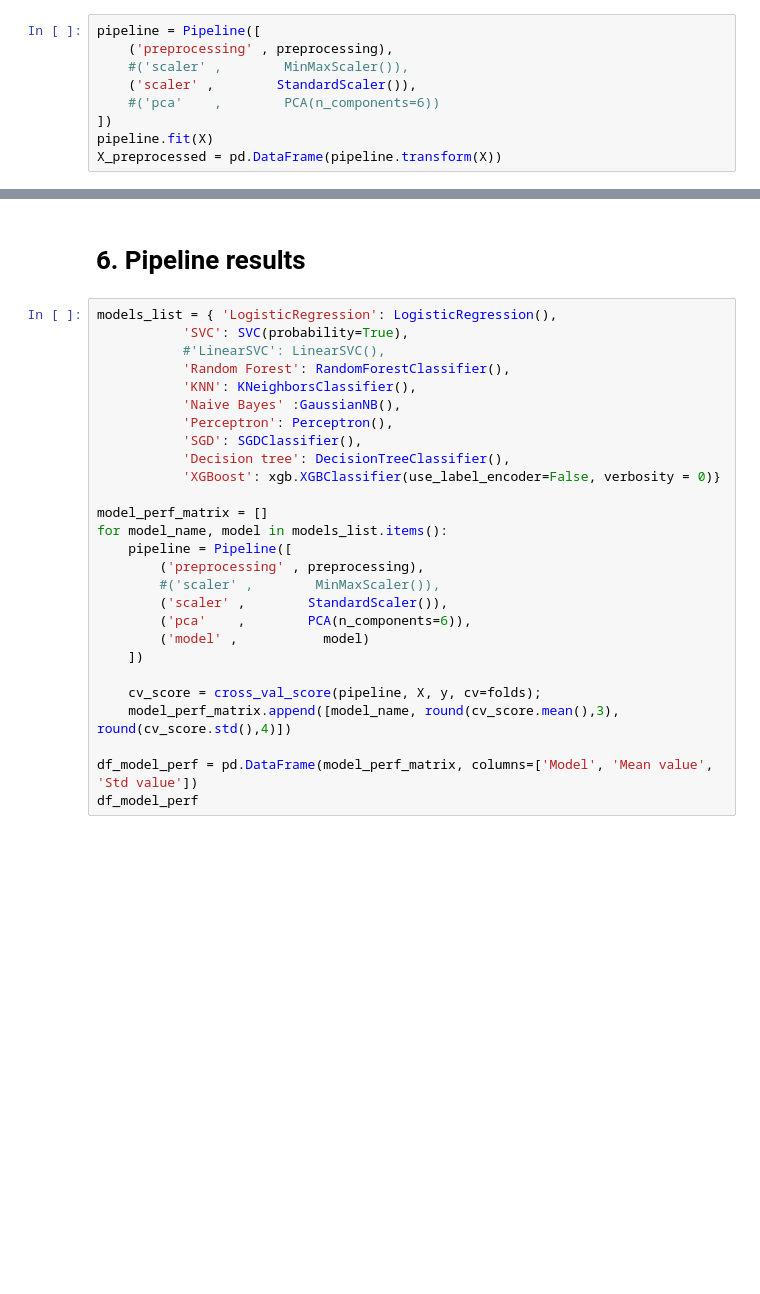
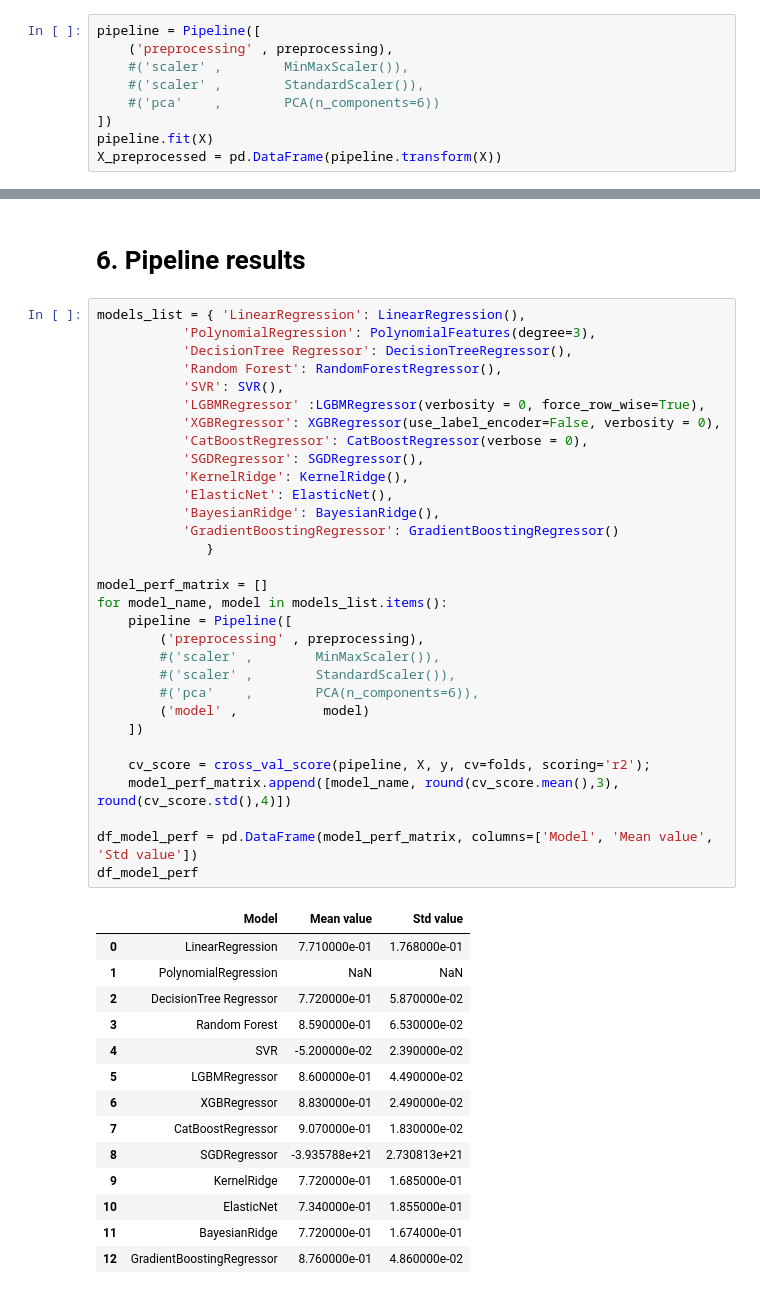
Before and after one commit to max-lutz/Kaggle_competitions, a Jupyter notebook: house-price-regression-full-eda-ml-workflow.ipynb, the cells around one changed output, grey strips where cells are left out. Saved outputs shown, nothing was run; the diff lists cells and outputs as text; blank space fills up the shorter version.

```diff
--- a/house-price-regression-full-eda-ml-workflow.ipynb
+++ b/house-price-regression-full-eda-ml-workflow.ipynb
@@ -948,7 +954,7 @@ folds = StratifiedKFold(n_splits=10, shuffle=True, random_state=0)
 pipeline = Pipeline([
     ('preprocessing' , preprocessing),
     #('scaler' ,        MinMaxScaler()),
-    ('scaler' ,        StandardScaler()),
+    #('scaler' ,        StandardScaler()),
     #('pca'    ,        PCA(n_components=6))
 ])
 pipeline.fit(X)
@@ -968,29 +994,48 @@ X_preprocessed.describe()
 # %% [markdown]
 # 6. Pipeline results
 # %%
-models_list = { 'LogisticRegression': LogisticRegression(),
-           'SVC': SVC(probability=True),
-           #'LinearSVC': LinearSVC(),
-           'Random Forest': RandomForestClassifier(),
-           'KNN': KNeighborsClassifier(),
-           'Naive Bayes' :GaussianNB(),
-           'Perceptron': Perceptron(),
-           'SGD': SGDClassifier(),
-           'Decision tree': DecisionTreeClassifier(),
-           'XGBoost': xgb.XGBClassifier(use_label_encoder=False, verbosity = 0)}
+models_list = { 'LinearRegression': LinearRegression(),
+           'PolynomialRegression': PolynomialFeatures(degree=3),
+           'DecisionTree Regressor': DecisionTreeRegressor(),
+           'Random Forest': RandomForestRegressor(),
+           'SVR': SVR(),
+           'LGBMRegressor' :LGBMRegressor(verbosity = 0, force_row_wise=True),
+           'XGBRegressor': XGBRegressor(use_label_encoder=False, verbosity = 0),
+           'CatBoostRegressor': CatBoostRegressor(verbose = 0),
+           'SGDRegressor': SGDRegressor(),
+           'KernelRidge': KernelRidge(),
+           'ElasticNet': ElasticNet(),
+           'BayesianRidge': BayesianRidge(),
+           'GradientBoostingRegressor': GradientBoostingRegressor()
+              }
 
 model_perf_matrix = []
 for model_name, model in models_list.items():
     pipeline = Pipeline([
         ('preprocessing' , preprocessing),
         #('scaler' ,        MinMaxScaler()),
-        ('scaler' ,        StandardScaler()),
-        ('pca'    ,        PCA(n_components=6)),
+        #('scaler' ,        StandardScaler()),
+        #('pca'    ,        PCA(n_components=6)),
         ('model' ,           model)
     ])
 
-    cv_score = cross_val_score(pipeline, X, y, cv=folds);
+    cv_score = cross_val_score(pipeline, X, y, cv=folds, scoring='r2');
     model_perf_matrix.append([model_name, round(cv_score.mean(),3), round(cv_score.std(),4)])
 
 df_model_perf = pd.DataFrame(model_perf_matrix, columns=['Model', 'Mean value', 'Std value'])
 df_model_perf
+# %% [output]
+|  | Model | Mean value | Std value |
+| 0 | LinearRegression | 7.710000e-01 | 1.768000e-01 |
+| 1 | PolynomialRegression | NaN | NaN |
+| 2 | DecisionTree Regressor | 7.720000e-01 | 5.870000e-02 |
+| 3 | Random Forest | 8.590000e-01 | 6.530000e-02 |
+| 4 | SVR | -5.200000e-02 | 2.390000e-02 |
+| 5 | LGBMRegressor | 8.600000e-01 | 4.490000e-02 |
+| 6 | XGBRegressor | 8.830000e-01 | 2.490000e-02 |
+| 7 | CatBoostRegressor | 9.070000e-01 | 1.830000e-02 |
+| 8 | SGDRegressor | -3.935788e+21 | 2.730813e+21 |
+| 9 | KernelRidge | 7.720000e-01 | 1.685000e-01 |
+| 10 | ElasticNet | 7.340000e-01 | 1.855000e-01 |
+| 11 | BayesianRidge | 7.720000e-01 | 1.674000e-01 |
+| 12 | GradientBoostingRegressor | 8.760000e-01 | 4.860000e-02 |
```
Also changed, not shown: parts of 7 cells of this notebook.
